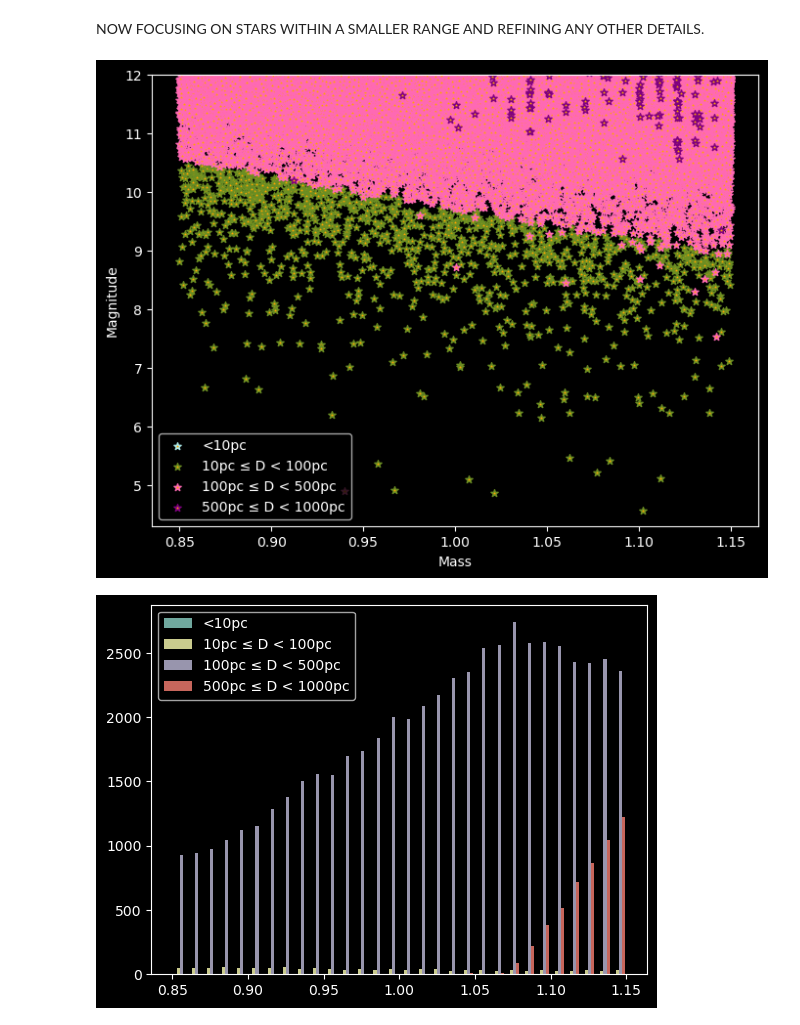
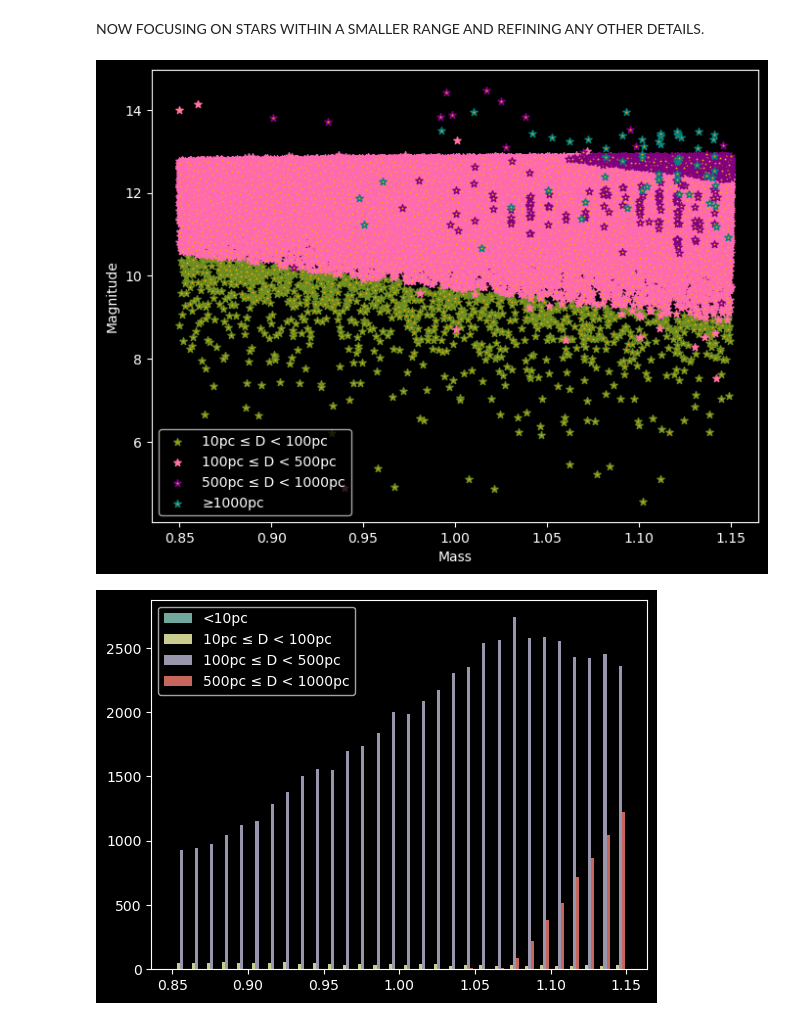
Before and after one commit to eves-sketch/Asteroseismology---Target-Selection, a Jupyter notebook: Code for TS.ipynb, the cells around one changed output. Saved outputs shown, nothing was run; the diff lists cells and outputs as text; code cells hidden in the pictures.

```diff
--- a/Code for TS.ipynb
+++ b/Code for TS.ipynb
@@ -485,81 +384,38 @@ plt.show()
 # %% [markdown]
 NOW FOCUSING ON STARS WITHIN A SMALLER RANGE AND REFINING ANY OTHER DETAILS.
 # %%
-newindmass = (pic_tabl2['Mass'] >= 0.85) & (pic_tabl2['Mass'] < 1.15)
+
+# Define mass filter
+mass_mask = (pic_tabl2['Mass'] >= 0.85) & (pic_tabl2['Mass'] < 1.15)
+
+# Define distance bins and labels
+distance_bins = [0, 10, 100, 500, 1000, np.inf]
+labels = ['<10pc', '10pc ≤ D < 100pc', '100pc ≤ D < 500pc', '500pc ≤ D < 1000pc', '≥1000pc']
+edge_colors = ['paleturquoise', 'olivedrab', 'hotpink', 'purple', 'teal']
+
+plt.figure(figsize=(8,6))
+
+for i in range(len(distance_bins)-1):
+    dist_mask = (pic_tabl2['distance'] >= distance_bins[i]) & (pic_tabl2['distance'] < distance_bins[i+1])
+    mask = mass_mask & dist_mask
+
+    mag = np.asarray(pic_tabl2['Gmag'][mask], dtype=float)
+    mass = np.asarray(pic_tabl2['Mass'][mask], dtype=float)
+
+    # Skip empty bins
+    if len(mag) == 0:
+        continue
+
+    plt.scatter(mass, mag, color='orange', edgecolor=edge_colors[i], linewidth=1,
+                s=30, marker='*', label=labels[i])
 
 
-magnew = pic_tabl2['Gmag'][newindmass]
-massnew = pic_tabl2['Mass'][newindmass]
-
-magnew = np.asarray(magnew, dtype=float)
-massnew = np.asarray(massnew, dtype=float)
-
-#----------------------------------------------------------------------------------------------------------
-
-newinddis = (pic_tabl2['distance'] < 10) & (pic_tabl2['Mass'] >= 0.85) & (pic_tabl2['Mass'] < 1.15)
-magnewdis = pic_tabl2['Gmag'][newinddis]
-massnewdis = pic_tabl2['Mass'][newinddis]
-
-magnewdis = np.asarray(magnewdis, dtype=float)
-massnewdis = np.asarray(massnewdis, dtype=float)
-
-#----------------------------------------------------------------------------------------------------------
-
-newinddis2 = (pic_tabl2['distance'] >= 10) & (pic_tabl2['distance'] < 100) & (pic_tabl2['Mass'] >= 0.85) & (pic_tabl2['Mass'] < 1.15)
-
-magnewdis2 = pic_tabl2['Gmag'][newinddis2]
-massnewdis2 = pic_tabl2['Mass'][newinddis2]
-
-magnewdis2 = np.asarray(magnewdis2, dtype=float)
-massnewdis2 = np.asarray(massnewdis2, dtype=float)
-
-#----------------------------------------------------------------------------------------------------------
-
-newinddis3 = (pic_tabl2['distance'] >= 100) & (pic_tabl2['distance'] < 500) & (pic_tabl2['Mass'] >= 0.85) & (pic_tabl2['Mass'] < 1.15)
-
-magnewdis3 = pic_tabl2['Gmag'][newinddis3]
-massnewdis3 = pic_tabl2['Mass'][newinddis3]
-
-magnewdis3 = np.asarray(magnewdis3, dtype=float)
-massnewdis3 = np.asarray(massnewdis3, dtype=float)
-
-#----------------------------------------------------------------------------------------------------------
-
-newinddis4 = (pic_tabl2['distance'] >= 500) & (pic_tabl2['distance'] < 1000) & (pic_tabl2['Mass'] >= 0.85) & (pic_tabl2['Mass'] < 1.15)
-
-magnewdis4 = pic_tabl2['Gmag'][newinddis4]
-massnewdis4 = pic_tabl2['Mass'][newinddis4]
-
-magnewdis4 = np.asarray(magnewdis4, dtype=float)
-massnewdis4 = np.asarray(massnewdis4, dtype=float)
-
-#----------------------------------------------------------------------------------------------------------
-
-farstarsind = (pic_tabl2['distance'] >= 1000) & (pic_tabl2['Mass'] >= 0.85) & (pic_tabl2['Mass'] < 1.15)
-
-magfardis = pic_tabl2['Gmag'][farstarsind]
-massfardis = pic_tabl2['Mass'][farstarsind]
-
-magfardis = np.asarray(magfardis, dtype=float)
-massfardis = np.asarray(massfardis, dtype=float)
-
-
-#----------------------------------------------------------------------------------------------------------
-
-plt.figure(figsize=(8,6))
-#plt.scatter(massnew, magnew, color = 'orange', s = 30, marker = '*', label = 'Star Mass = 0.85 ≤ M < 1.15')
-plt.scatter(massnewdis, magnewdis, color = 'orange', edgecolor = 'paleturquoise', linewidth = 1, s = 30, marker = '*', label = '<10pc')
-plt.scatter(massnewdis2, magnewdis2, color = 'orange', edgecolor = 'olivedrab', linewidth = 1, s = 30, marker = '*', label = '10pc ≤ D < 100pc ')
-plt.scatter(massnewdis3, magnewdis3, color = 'orange', edgecolor = 'hotpink', linewidth = 1, s = 30, marker = '*', label = '100pc ≤ D < 500pc')
-plt.scatter(massnewdis4, magnewdis4, color = 'orange', edgecolor = 'purple', linewidth = 1, s = 30, marker = '*', label = '500pc ≤ D < 1000pc')
-#plt.scatter(massfardis, magfardis, color = 'orange', edgecolor = 'teal', linewidth = 1, s = 30, marker = '*', label = '≥1000pc ')
-plt.ylim(4.3, 12)
 plt.xlabel('Mass')
 plt.ylabel('Magnitude')
 plt.legend()
 plt.show()
 # %% [output]
-[figure, old version]
+[figure, new version]
 # %%
 plt.hist(
     [massnewdis, massnewdis2, massnewdis3, massnewdis4],
```
Also changed, not shown: parts of 2 cells of this notebook.
